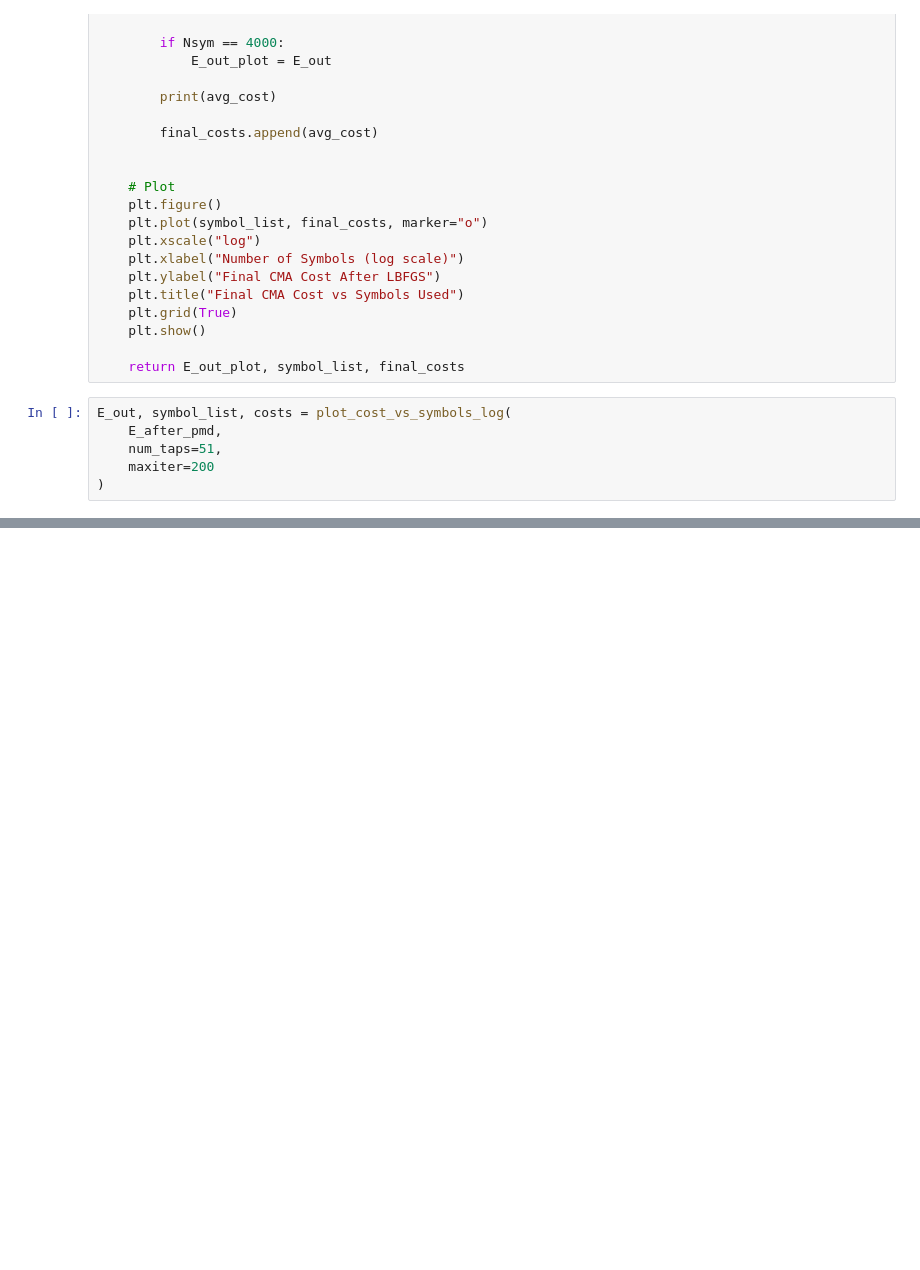
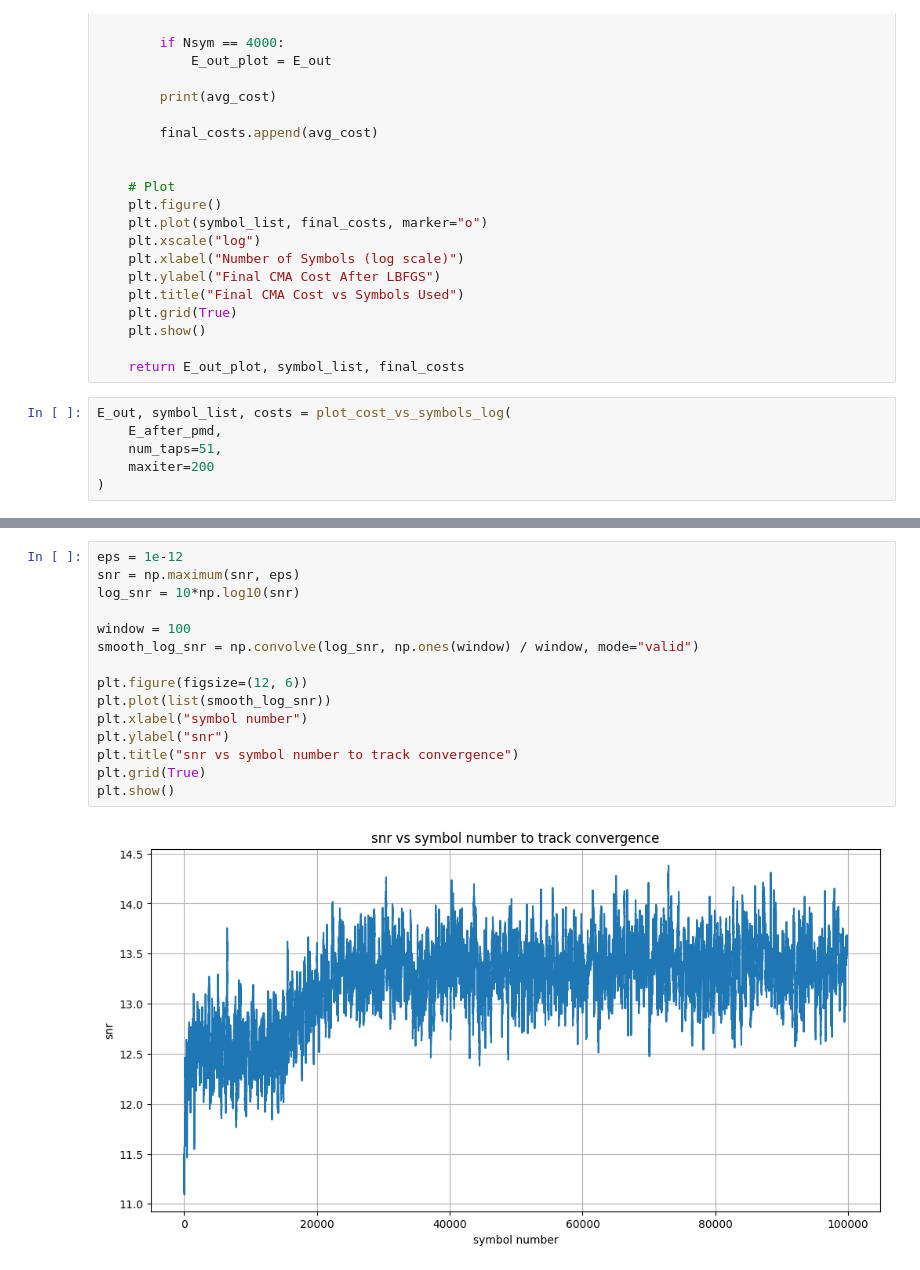
Before and after one commit to Denviser/RL-Project, a Jupyter notebook: DSP/cma_ucb.ipynb, the cells around one changed output, grey strips where cells are left out. Drawn from its saved outputs; the diff is of its cells as text; blank space fills up the shorter version.

```diff
--- a/DSP/cma_ucb.ipynb
+++ b/DSP/cma_ucb.ipynb
@@ -147,2 +147,19 @@ plt.show()
+# %%
+eps = 1e-12
+snr = np.maximum(snr, eps)
+log_snr = 10*np.log10(snr)
+
+window = 100
+smooth_log_snr = np.convolve(log_snr, np.ones(window) / window, mode="valid")
+
+plt.figure(figsize=(12, 6))
+plt.plot(list(smooth_log_snr))
+plt.xlabel("symbol number")
+plt.ylabel("snr")
+plt.title("snr vs symbol number to track convergence")
+plt.grid(True)
+plt.show()
+# %% [output]
+[figure, added]
 # %%
 plt.figure(figsize=(12, 6))
```
Also changed, not shown: parts of 10 cells of this notebook, 1 other file.
